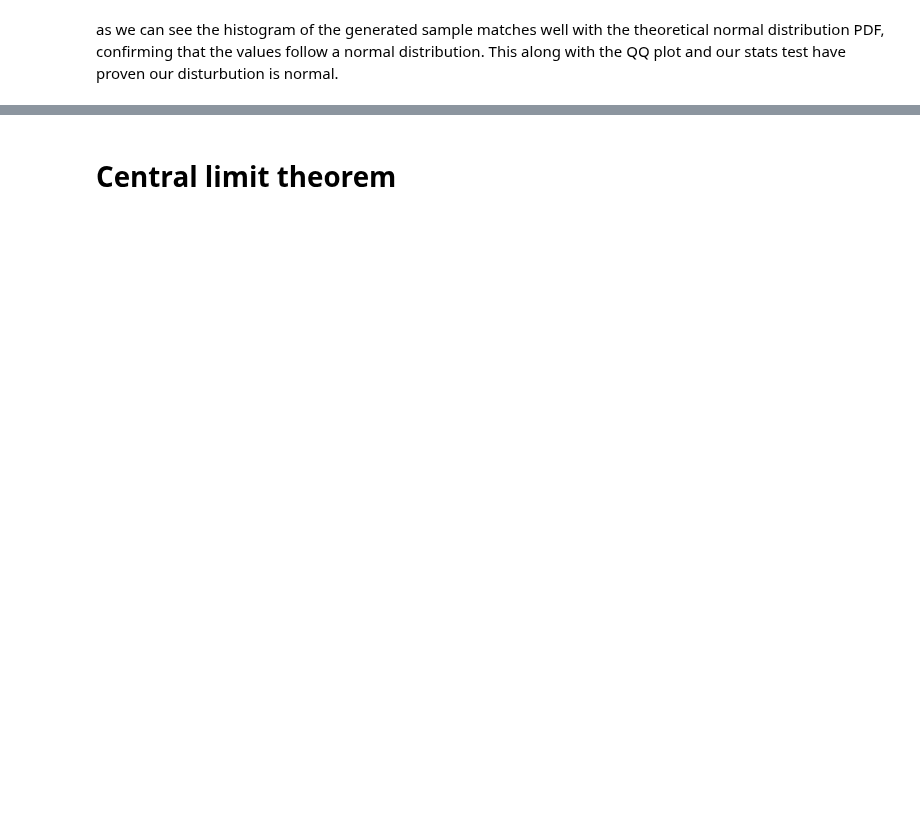
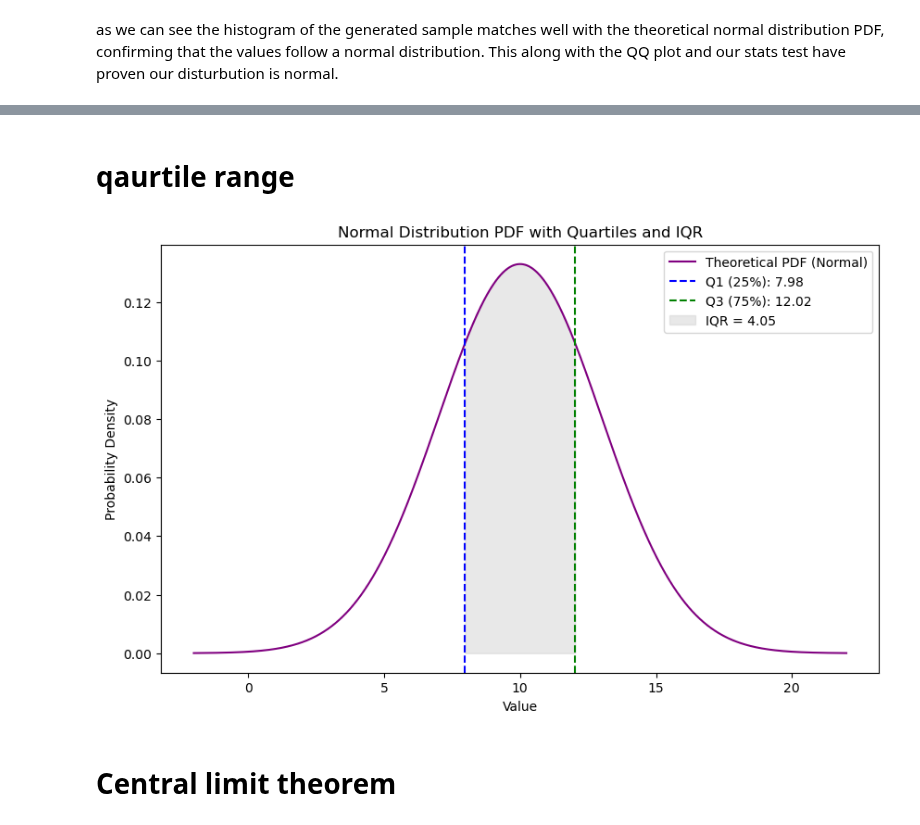
Before and after one commit to keithmmc/appliedstats, a Jupyter notebook: tasks.ipynb, the cells around one changed output, grey strips where cells are left out. Cells and saved outputs as stored; diff of their text form; code cells hidden in the pictures; blank space fills up the shorter version.

```diff
--- a/tasks.ipynb
+++ b/tasks.ipynb
@@ -423,2 +495,32 @@ as we can see the histogram of the generated sample matches well with the theore
+# %% [markdown]
+# qaurtile range
+# %%
+# Define x values for the PDF plot
+x_values = np.linspace(mu - 4 * sigma, mu + 4 * sigma, 100000)
+
+# Calculate theoretical PDF for the normal distribution
+theoretical_pdf = st.norm.pdf(x_values, loc=mu, scale=sigma)
+
+# Calculate quartiles
+Q1 = mu - 0.6745 * sigma  # First quartile (25th percentile)
+Q3 = mu + 0.6745 * sigma  # Third quartile (75th percentile)
+IQR = Q3 - Q1             # Interquartile Range
+
+# Plotting the PDF with quartile markers
+plt.figure(figsize=(10, 6))
+plt.plot(x_values, theoretical_pdf, color='purple', label='Theoretical PDF (Normal)')
+plt.axvline(Q1, color='blue', linestyle='--', label=f'Q1 (25%): {Q1:.2f}')
+plt.axvline(Q3, color='green', linestyle='--', label=f'Q3 (75%): {Q3:.2f}')
+plt.fill_between(x_values, theoretical_pdf, where=((x_values >= Q1) & (x_values <= Q3)),
+                 color='lightgray', alpha=0.5, label=f'IQR = {IQR:.2f}')
+
+# Labels and title
+plt.title("Normal Distribution PDF with Quartiles and IQR")
+plt.xlabel("Value")
+plt.ylabel("Probability Density")
+plt.legend()
+plt.show()
+# %% [output]
+[figure, added]
 # %% [markdown]
 # Central limit theorem
```
Also changed, not shown: parts of 17 cells of this notebook.
